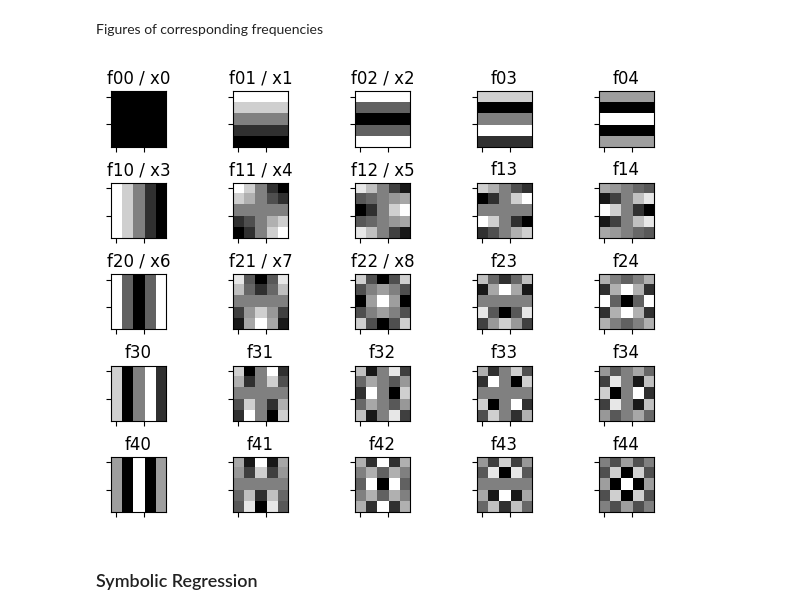
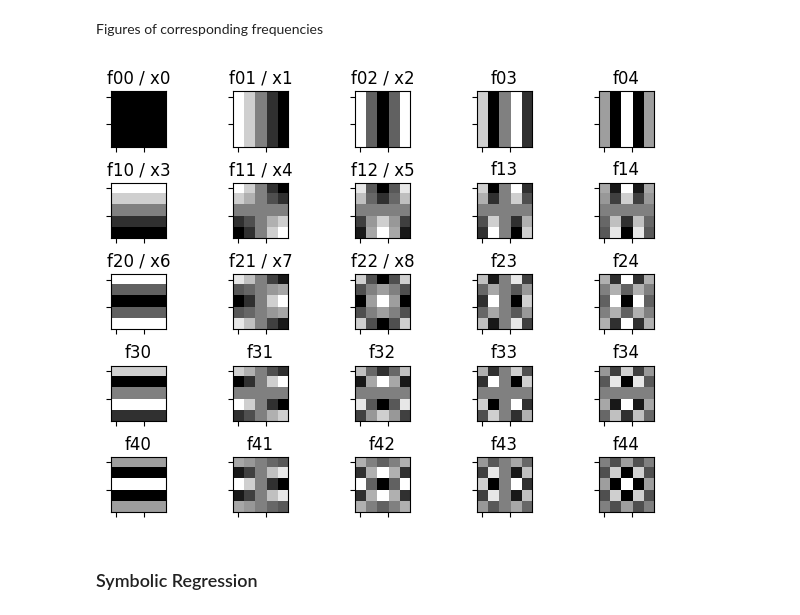
Before and after one commit to croniev/PySR-CNN, a Jupyter notebook: main.ipynb, the cells around one changed output. Saved outputs shown, nothing was run; the diff lists cells and outputs as text; code cells hidden in the pictures.

```diff
--- a/main.ipynb
+++ b/main.ipynb
@@ -76,18 +98,18 @@ Figures of corresponding frequencies
 # %%
 fig, axs = plt.subplots(5,5)
 fig.tight_layout(h_pad=0.5, w_pad=0)
 for i, j in list(product(range(5), range(5))):
     img = np.zeros((5, 5))
     img[i, j] = 1
-    axs[i, j].imshow(idct(idct(img, norm='ortho').T, norm='ortho'), cmap='gray')
+    axs[i, j].imshow(idct(idct(img.T, norm='ortho').T, norm='ortho'), cmap='gray')
     axs[i, j].set_yticklabels([])
     axs[i, j].set_xticklabels([])
     if i < 3 and j < 3:
         axs[i, j].set_title(f"f{i}{j} / x{3*i + j}")
     else:
         axs[i, j].set_title(f"f{i}{j}")
 # %% [output]
-[figure, old version]
+[figure, new version]
 # %% [markdown]
 ### Symbolic Regression
 # %%
```
Also changed, not shown: parts of 15 cells of this notebook.
